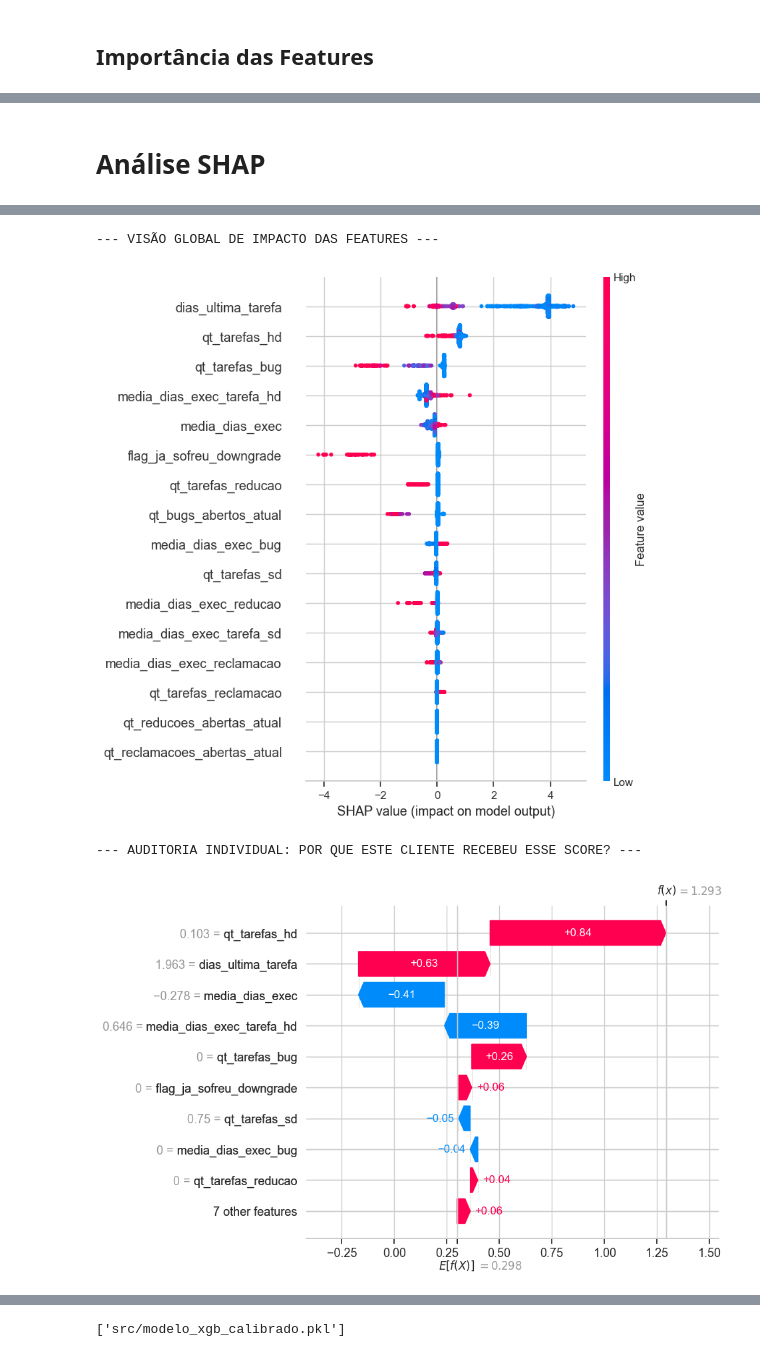
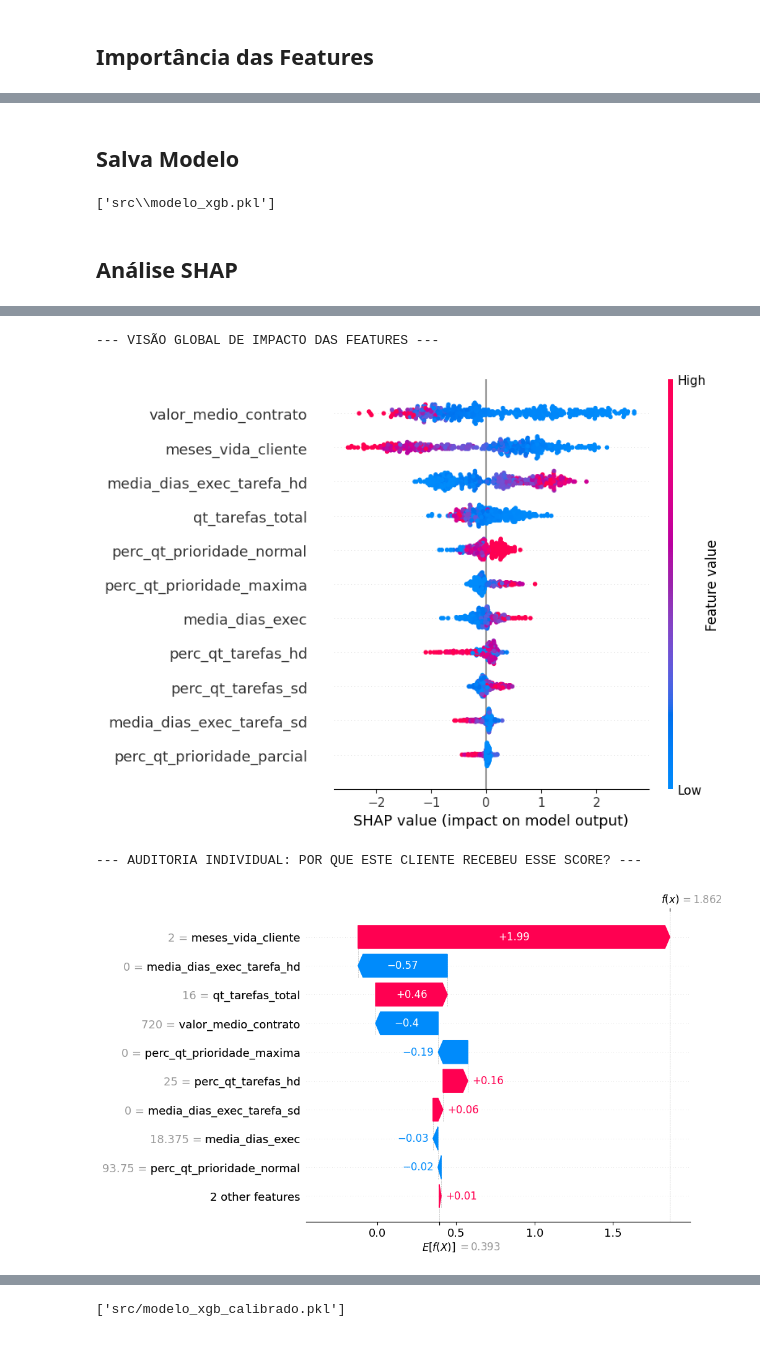
Before and after one commit to victorpecine/ml_predicao_churn, a Jupyter notebook: nb_ml_precidao_churn.ipynb, the cells around one changed output, grey strips where cells are left out. Cells and saved outputs as stored; diff of their text form; code cells hidden in the pictures.

Commit message:
split dataset calibracao e tuning do xgboot

```diff
--- a/nb_ml_precidao_churn.ipynb
+++ b/nb_ml_precidao_churn.ipynb
@@ -95,6 +426,6 @@ dataset.head()
 # %% [markdown]
 # Features
 # %%
-X = dataset.drop(['cod_cliente', 'primeira_assinatura', 'churn'], axis=1)
+X = dataset.drop(['cod_cliente', 'churn'], axis=1)
 X
 # %% [output]
@@ -363,10 +691,2 @@ Base de Teste:  1411 amostras
 # %% [markdown]
 # Regressão Logística
-# %%
-# Treinando a Regressão Logística
-modelo_reglog = LogisticRegression(max_iter=1000, random_state=42)
-modelo_reglog.fit(X_train_scaled, y_train)
-
-# Predições
-y_pred_reglog  = modelo_reglog.predict(X_test_scaled)
-y_probs_reglog = modelo_reglog.predict_proba(X_test_scaled)[:, 1] # Probabilidade de ser 1 (Churn)
@@ -758,5 +906,4 @@ from sklearn.ensemble import RandomForestClassifier
 # %%
-# Instanciando o modelo puro
 modelo_rf = RandomForestClassifier(
     n_estimators=200,      # Quantidade de árvores na floresta
     max_depth=8,           # Limite sênior para não deixar a árvore "decorar" ruídos
@@ -765,7 +912,7 @@ modelo_rf = RandomForestClassifier(
     n_jobs=-1              # Usa todos os núcleos do seu processador
 )
 
-modelo_rf.fit(X_train, y_train)
+modelo_rf.fit(X_train_scaled, y_train)
 
-y_pred_rf = modelo_rf.predict(X_test)
-y_probs_rf = modelo_rf.predict_proba(X_test)[:, 1]
+y_pred_rf  = modelo_rf.predict(X_test_scaled)
+y_probs_rf = modelo_rf.predict_proba(X_test_scaled)[:, 1]
@@ -871,11 +1021,17 @@ from xgboost import XGBClassifier
 # %%
+# Para lidar com o desbalanceamento, calculamos o scale_pos_weight
+scale_pos_weight = total_clientes_churn / total_clientes_nao_churn
+
 # Instanciando o modelo puro
 modelo_xgb = XGBClassifier(
+    random_state=42,
     n_estimators=150,
-    max_depth=5,            # Árvores do XGBoost são mais rasas por natureza
-    learning_rate=0.05,     # Passos mais lentos para aprender com precisão
-    random_state=42,
-    eval_metric='logloss'   # Métrica padrão para probabilidade
+    max_depth=5,                        # Árvores do XGBoost são mais rasas por natureza
+    learning_rate=0.05,                 # Passos mais lentos para aprender com precisão
+    subsample=0.8,                      # Amostra aleatória de 80% dos dados para cada árvore
+    colsample_bytree=0.8,               # Amostra aleatória de 80% das features para cada árvore
+    eval_metric='logloss',              # Métrica padrão para probabilidade
+    scale_pos_weight=scale_pos_weight   # Ajuste para lidar com o desbalanceamento
 )
 
 modelo_xgb.fit(X_train, y_train)
@@ -980,2 +1135,8 @@ coeficientes_churn_xgb
+# %% [markdown]
+## Salva Modelo
+# %%
+joblib.dump(modelo_xgb, 'src\\modelo_xgb.pkl')
+# %% [output]
+['src\\modelo_xgb.pkl']
 # %% [markdown]
-# Análise SHAP
+## Análise SHAP
@@ -984,27 +1143,21 @@ import shap
 # %%
 # Inicializa o renderizador de JavaScript para exibir os gráficos no Notebook
 shap.initjs()
 
-# Instancia o Explainer otimizado para árvores (XGBoost)
-# Passamos o modelo já treinado diretamente
 explainer = shap.TreeExplainer(modelo_xgb)
 
-# Calcula os valores SHAP para a base de teste (ou treino se preferir a visão geral)
-# É importante passar o DataFrame com as colunas nomeadas para o gráfico ficar legível
-# Se o seu X_test estiver escalado e sem colunas, use: pd.DataFrame(X_test_scaled, columns=X.columns)
-shap_values = explainer(pd.DataFrame(X_test_scaled, columns=X_test.columns))
+X_test_shap = pd.DataFrame(X_test, columns=X_test.columns)
+shap_values = explainer(X_test_shap)
 
-# Gráfico 1: Summary Plot (Visão Global Direcional)
 print("--- VISÃO GLOBAL DE IMPACTO DAS FEATURES ---")
-shap.summary_plot(shap_values, X_test)
+shap.summary_plot(shap_values, X_test_shap)
 
-# Gráfico 2: Waterfall Plot (Explicação de um cliente específico)
-# Vamos pegar o primeiro cliente do set de teste (índice 0) para auditar o porquê do score dele
+# Pega o primeiro cliente do set de teste (índice 0) para auditar o porquê do score dele
 print("\n--- AUDITORIA INDIVIDUAL: POR QUE ESTE CLIENTE RECEBEU ESSE SCORE? ---")
 shap.plots.waterfall(shap_values[0])
 # %% [output]
 [interactive output not drawn]
 --- VISÃO GLOBAL DE IMPACTO DAS FEATURES ---
-[figure, old version]
+[figure, new version]
 --- AUDITORIA INDIVIDUAL: POR QUE ESTE CLIENTE RECEBEU ESSE SCORE? ---
-[figure, old version]
+[figure, new version]
```
Also changed, not shown: parts of 147 cells of this notebook, 1 other file.
